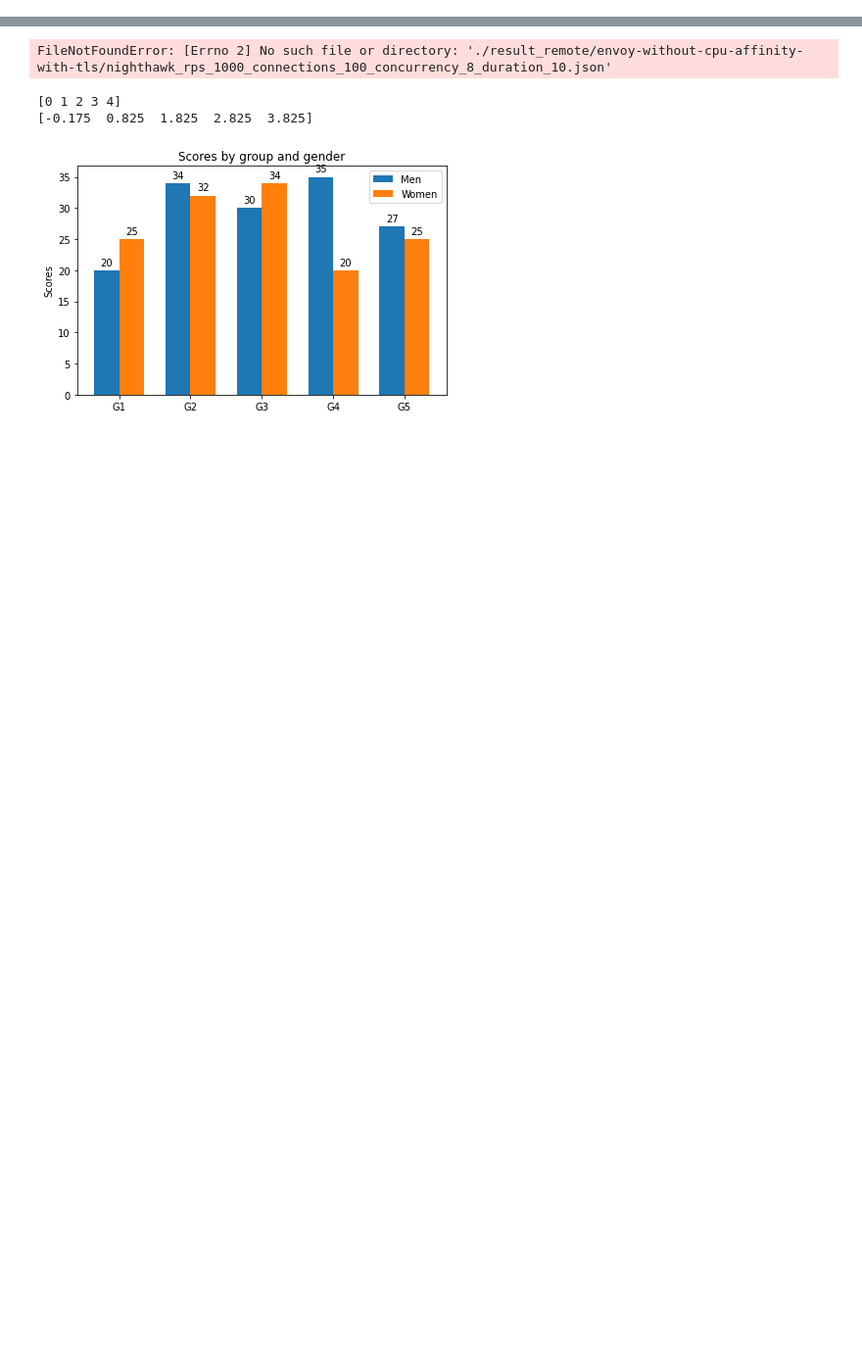
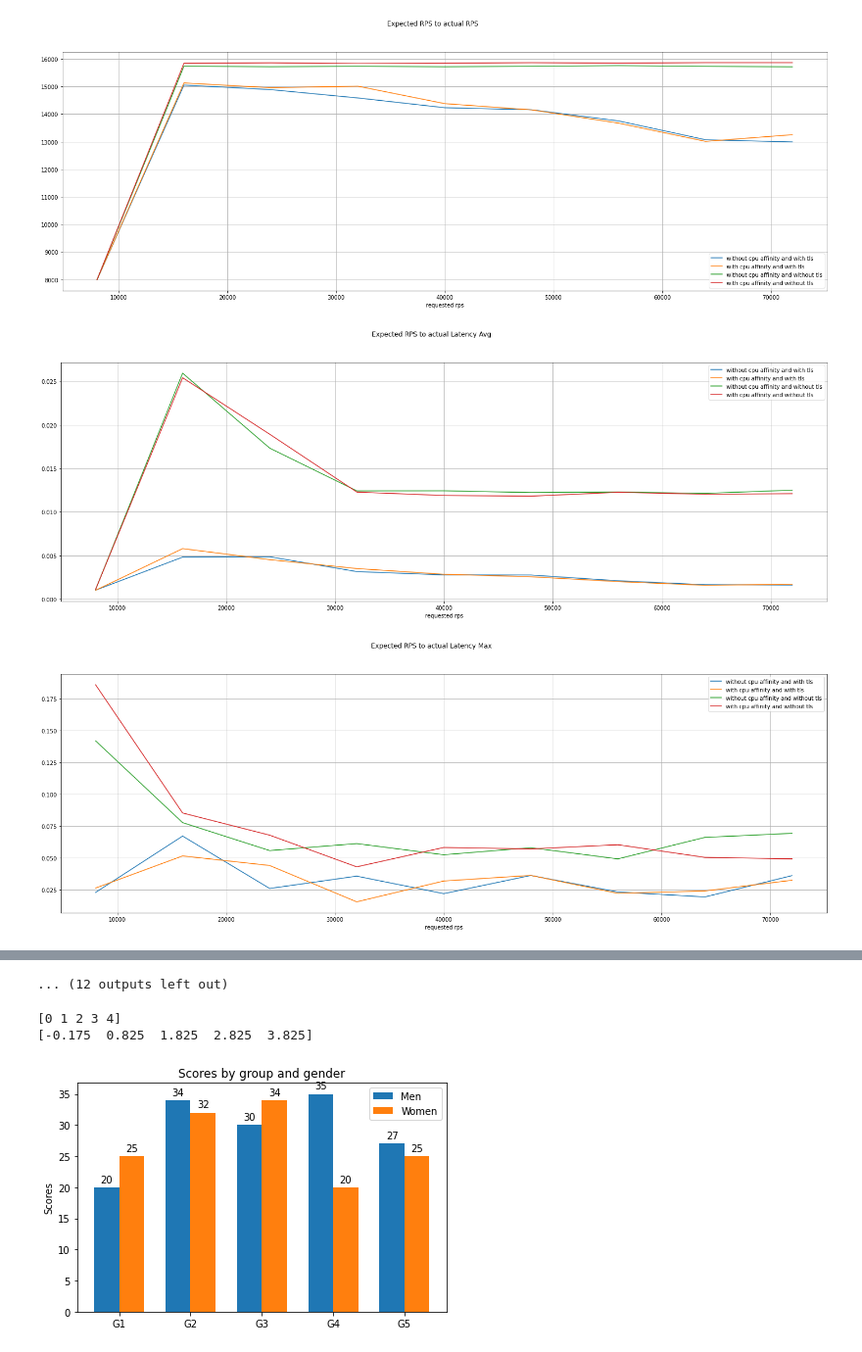
Before and after one commit to soulxu/envoy-benchmark, a Jupyter notebook: envoy_cpu_affinity_plots.ipynb, the cells around one changed output, grey strips where cells are left out. Shown at 98% size. Cells and saved outputs as stored; diff of their text form; code cells hidden in the pictures; blank space fills up the shorter version.

```diff
--- a/envoy_cpu_affinity_plots.ipynb
+++ b/envoy_cpu_affinity_plots.ipynb
@@ -71,8 +71,8 @@ rps_end=35000
 rps_increase=1000
 """
 
-base_dir = './result_remote'
-dur=10
+base_dir = './result_multinode_max_1000_requestes_per_connection'
+dur=120
 cur=8
 rps_start=1000
 rps_end=10000
@@ -319,30 +319,33 @@ def generate_bars(everything_):
         rect4 = axs.bar(x + width, list(data_maps['axs'][3]['map'].values()), width, label=data_maps['axs'][3]['label'])
 
         axs.set_title('requested rps')
         axs.set_xticks(x)
         axs.set_xticklabels(["%d" % key for key in data_maps['axs'][0]['map'].keys()])
 
         axs.grid(True)
         axs.set_xlabel('requested rps')
         axs.legend()
 
         def autolabel(rects):
             """Attach a text label above each bar in *rects*, displaying its height."""
             for rect in rects:
                 height = rect.get_height()
                 axs.annotate('{}'.format(height),
                             xy=(rect.get_x() + rect.get_width() / 2, height),
                             xytext=(0, 3),  # 3 points vertical offset
                             textcoords="offset points",
                             ha='center', va='bottom', rotation='vertical')
 
         autolabel(rect1)
         autolabel(rect2)
         autolabel(rect3)
         autolabel(rect4)
 
         fig.tight_layout()
         plt.show()
 
 generate_bars(everything)
 # %% [output]
+[figure, added]
+[figure, added]
+[figure, added]
@@ -349,4 +361,4 @@ generate_bars(everything)
-FileNotFoundError: [Errno 2] No such file or directory: './result_remote/envoy-without-cpu-affinity-with-tls/nighthawk_rps_1000_connections_100_concurrency_8_duration_10.json'
+... (12 outputs left out)
 # %%
 import matplotlib
 import matplotlib.pyplot as plt
```
Also changed, not shown: parts of 1 cell of this notebook, 3 other files.
